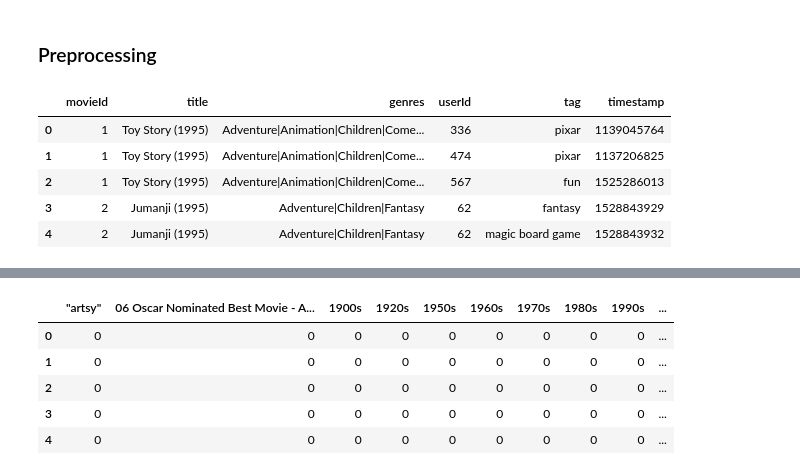
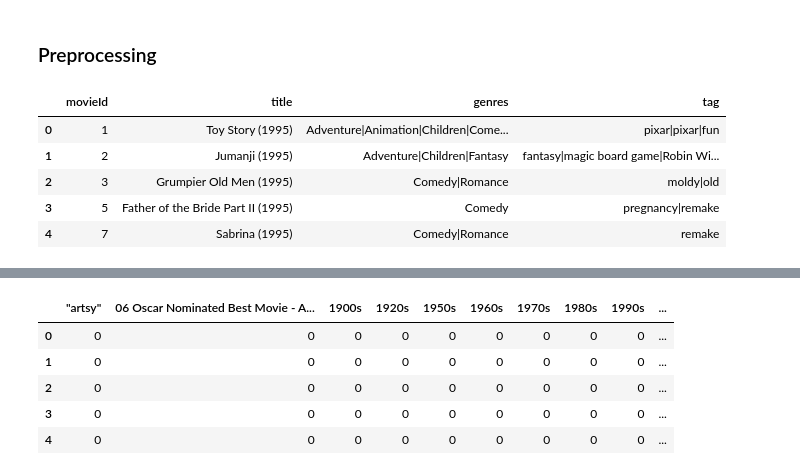
Before and after one commit to DominikLudwiczak/Data-Mining, a Jupyter notebook: assignment2/association.ipynb, the cells around one changed output, grey strips where cells are left out. Drawn from its saved outputs; the diff is of its cells as text; code cells hidden in the pictures.

```diff
--- a/assignment2/association.ipynb
+++ b/assignment2/association.ipynb
@@ -25,0 +19,8 @@ tagRatings.head()
+# %%
+tagsForMovie = tags.groupby('movieId')['tag'].apply('|'.join)
+avgRateForMovie = ratings.groupby('movieId')['rating'].mean().apply(lambda x: round(2*x)/2)
+# ratingsForMovie = ratings.groupby('movieId')['rating'].apply(lambda x: '|'.join(x.values))
+
+# tagRatings = pd.DataFrame(data={"rating": avgRateForMovie.values, "tags": tagsForMovie.values})
+tagRatings = pd.merge(avgRateForMovie, tagsForMovie, right_index=True, left_index=True)
+tagRatings.head()
@@ -181,15 +199,15 @@ association_rules(frequent_itemsets,
 # %% [markdown]
 ### Preprocessing
 # %%
-moviesTags = pd.merge(movies, tags, on=['movieId', 'movieId'])
+moviesTags = pd.merge(movies, tagsForMovie, on=['movieId', 'movieId'])
 moviesTags.head()
 # %% [output]
-|  | movieId | title | genres | userId | tag | timestamp |
-| 0 | 1 | Toy Story (1995) | Adventure|Animation|Children|Come... | 336 | pixar | 1139045764 |
-| 1 | 1 | Toy Story (1995) | Adventure|Animation|Children|Come... | 474 | pixar | 1137206825 |
-| 2 | 1 | Toy Story (1995) | Adventure|Animation|Children|Come... | 567 | fun | 1525286013 |
-| 3 | 2 | Jumanji (1995) | Adventure|Children|Fantasy | 62 | fantasy | 1528843929 |
-| 4 | 2 | Jumanji (1995) | Adventure|Children|Fantasy | 62 | magic board game | 1528843932 |
+|  | movieId | title | genres | tag |
+| 0 | 1 | Toy Story (1995) | Adventure|Animation|Children|Come... | pixar|pixar|fun |
+| 1 | 2 | Jumanji (1995) | Adventure|Children|Fantasy | fantasy|magic board game|Robin Wi... |
+| 2 | 3 | Grumpier Old Men (1995) | Comedy|Romance | moldy|old |
+| 3 | 5 | Father of the Bride Part II (1995) | Comedy | pregnancy|remake |
+| 4 | 7 | Sabrina (1995) | Comedy|Romance | remake |
 # %%
 dummies = moviesTags['tag'].str.get_dummies()
 moviesTags = pd.concat([moviesTags, dummies], axis= 1)
```
Also changed, not shown: parts of 14 cells of this notebook, 29 other files.
